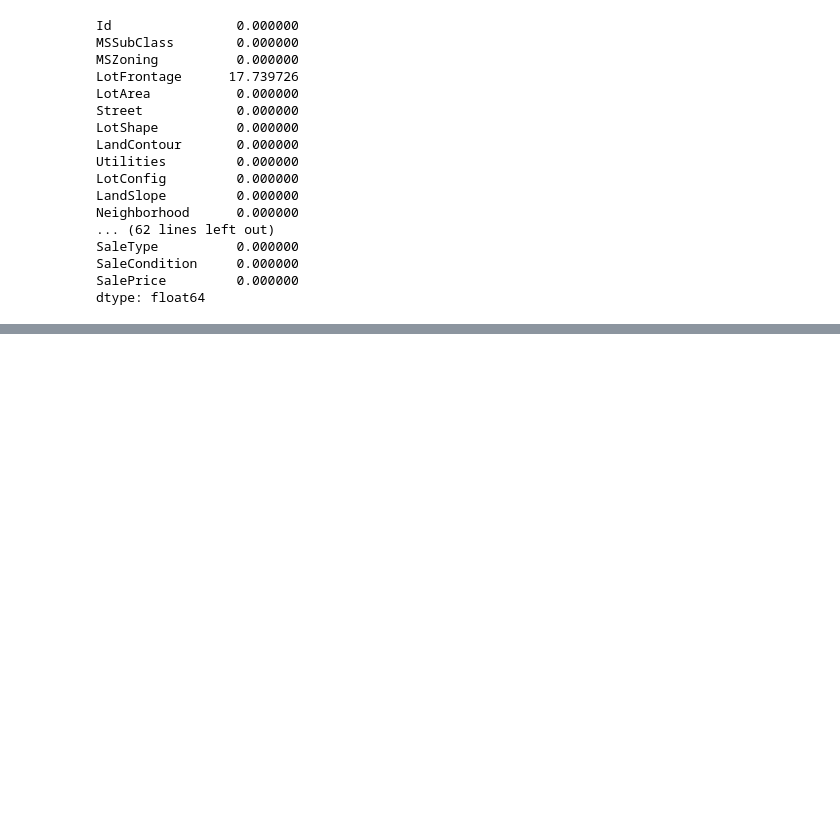
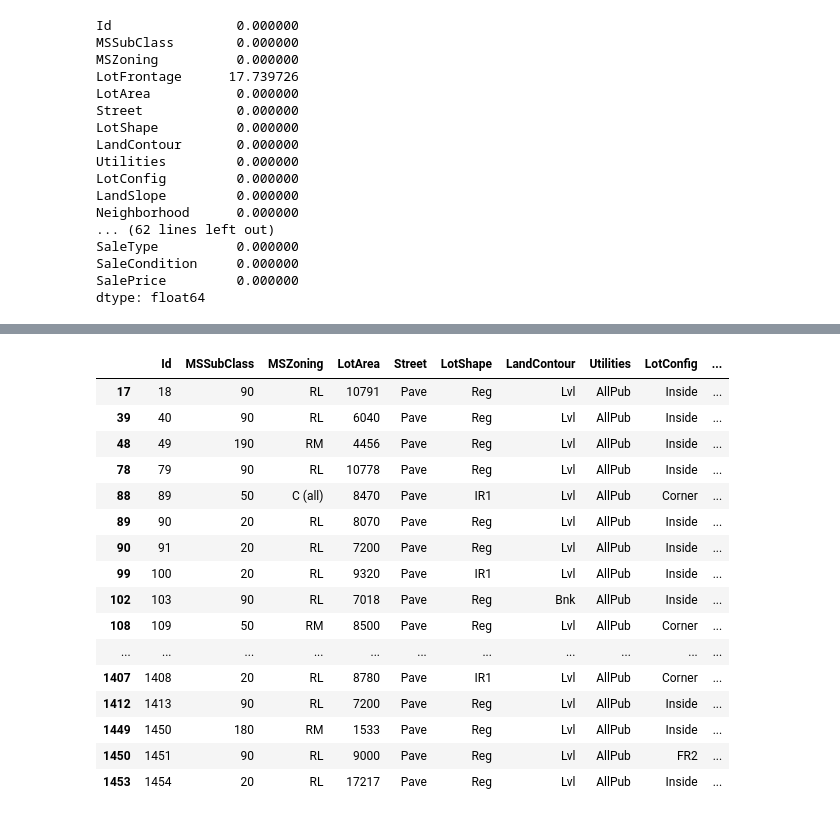
Before and after one commit to AshleyHeinrich/Neural_Network_Core, a Jupyter notebook: Untitled.ipynb, the cells around one changed output, grey strips where cells are left out. Cells and saved outputs as stored; diff of their text form; code cells hidden in the pictures; blank space fills up the shorter version.

Commit message:
Data Cleaning

```diff
--- a/Untitled.ipynb
+++ b/Untitled.ipynb
@@ -91,5 +91,8 @@ SaleCondition     0.000000
 SalePrice         0.000000
 dtype: float64
 # %%
-# Missing 47% of data which would be worthless to impute; dropped
-df.drop(columns = ['FireplaceQu'], axis = 1, inplace = True)
+# Missing 47% of data and 17% which is really high, so dropping columns
+df.drop(columns = ['FireplaceQu', 'LotFrontage'], axis = 1, inplace = True)
+# %%
+pd.set_option('display.max_rows', None)
+print(df.isna().sum()* 100/len(df))
@@ -95,0 +158,21 @@ df.drop(columns = ['FireplaceQu'], axis = 1, inplace = True)
+# %%
+null_data = df[df.isnull().any(axis=1)]
+null_data
+# %% [output]
+|  | Id | MSSubClass | MSZoning | LotArea | Street | LotShape | LandContour | Utilities | LotConfig | ... |
+| 17 | 18 | 90 | RL | 10791 | Pave | Reg | Lvl | AllPub | Inside | ... |
+| 39 | 40 | 90 | RL | 6040 | Pave | Reg | Lvl | AllPub | Inside | ... |
+| 48 | 49 | 190 | RM | 4456 | Pave | Reg | Lvl | AllPub | Inside | ... |
+| 78 | 79 | 90 | RL | 10778 | Pave | Reg | Lvl | AllPub | Inside | ... |
+| 88 | 89 | 50 | C (all) | 8470 | Pave | IR1 | Lvl | AllPub | Corner | ... |
+| 89 | 90 | 20 | RL | 8070 | Pave | Reg | Lvl | AllPub | Inside | ... |
+| 90 | 91 | 20 | RL | 7200 | Pave | Reg | Lvl | AllPub | Inside | ... |
+| 99 | 100 | 20 | RL | 9320 | Pave | IR1 | Lvl | AllPub | Inside | ... |
+| 102 | 103 | 90 | RL | 7018 | Pave | Reg | Bnk | AllPub | Inside | ... |
+| 108 | 109 | 50 | RM | 8500 | Pave | Reg | Lvl | AllPub | Corner | ... |
+| ... | ... | ... | ... | ... | ... | ... | ... | ... | ... | ... |
+| 1407 | 1408 | 20 | RL | 8780 | Pave | IR1 | Lvl | AllPub | Corner | ... |
+| 1412 | 1413 | 90 | RL | 7200 | Pave | Reg | Lvl | AllPub | Inside | ... |
+| 1449 | 1450 | 180 | RM | 1533 | Pave | Reg | Lvl | AllPub | Inside | ... |
+| 1450 | 1451 | 90 | RL | 9000 | Pave | Reg | Lvl | AllPub | FR2 | ... |
+| 1453 | 1454 | 20 | RL | 17217 | Pave | Reg | Lvl | AllPub | Inside | ... |
```
Also changed, not shown: parts of 8 cells of this notebook.
